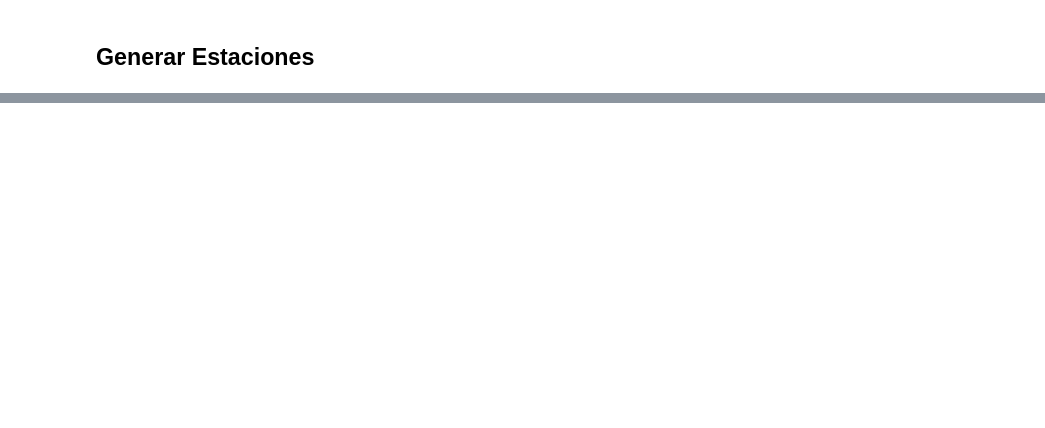
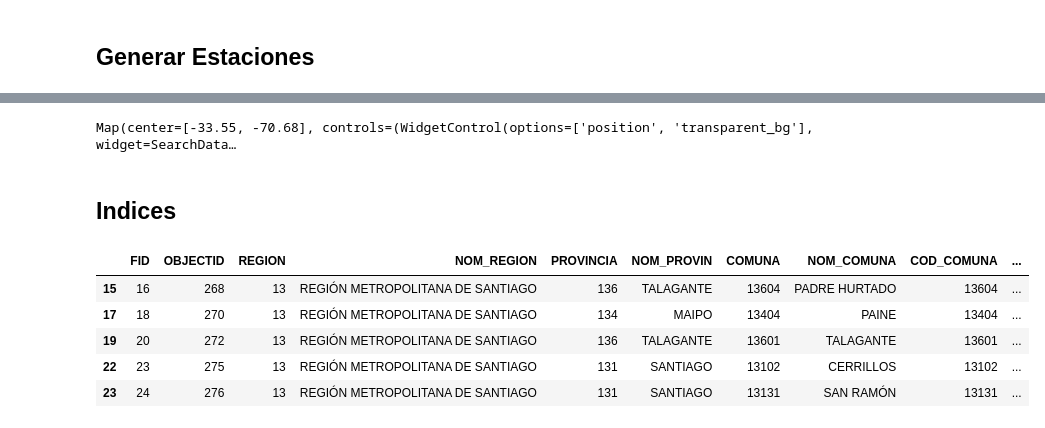
Before and after one commit to fchiapped/Proyecto-Geoespaciales, a Jupyter notebook: Subidas.ipynb, the cells around one changed output, grey strips where cells are left out. Cells and saved outputs as stored; diff of their text form; code cells hidden in the pictures; blank space fills up the shorter version.

```diff
--- a/Subidas.ipynb
+++ b/Subidas.ipynb
@@ -551,0 +674,33 @@ Map(center=[-33.45, -70.65], controls=(WidgetControl(options=['position', 'trans
+# %%
+import geopandas as gpd
+from shapely.geometry import Point
+
+import matplotlib.pyplot as plt
+
+# Crear GeoDataFrame de estaciones de Metrotren
+df_metrotren = pd.DataFrame(resultados)
+gdf_metrotren = gpd.GeoDataFrame(
+    df_metrotren,
+    geometry=gpd.points_from_xy(df_metrotren['lon'], df_metrotren['lat']),
+    crs="EPSG:4326"
+)
+
+m = geemap.Map(center=[-33.55, -70.68], zoom=11)
+
+# Añadir las estaciones de Metrotren como puntos rojos
+m.add_gdf(
+    gdf_metrotren,
+    layer_name="Estaciones Metrotren",
+    style={"color": "red", "radius": 7, "fillColor": "red", "fillOpacity": 0.8}
+)
+
+# Añadir etiquetas a cada estación
+import ipywidgets as widgets
+
+for idx, row in gdf_metrotren.iterrows():
+    popup_widget = widgets.HTML(value=row['nombre'])
+    m.add_marker(location=[row['lat'], row['lon']], popup=popup_widget)
+
+m
+# %% [output]
+Map(center=[-33.55, -70.68], controls=(WidgetControl(options=['position', 'transparent_bg'], widget=SearchData…
@@ -551,0 +722,2 @@ Map(center=[-33.45, -70.65], controls=(WidgetControl(options=['position', 'trans
+# %% [markdown]
+## Indices
@@ -551,0 +730,10 @@ Map(center=[-33.45, -70.65], controls=(WidgetControl(options=['position', 'trans
+# %%
+icvu_2016.columns = [col.replace('_1', '') for col in icvu_2016.columns]
+icvu_2016.head()
+# %% [output]
+|  | FID | OBJECTID | REGION | NOM_REGION | PROVINCIA | NOM_PROVIN | COMUNA | NOM_COMUNA | COD_COMUNA | ... |
+| 15 | 16 | 268 | 13 | REGIÓN METROPOLITANA DE SANTIAGO | 136 | TALAGANTE | 13604 | PADRE HURTADO | 13604 | ... |
+| 17 | 18 | 270 | 13 | REGIÓN METROPOLITANA DE SANTIAGO | 134 | MAIPO | 13404 | PAINE | 13404 | ... |
+| 19 | 20 | 272 | 13 | REGIÓN METROPOLITANA DE SANTIAGO | 136 | TALAGANTE | 13601 | TALAGANTE | 13601 | ... |
+| 22 | 23 | 275 | 13 | REGIÓN METROPOLITANA DE SANTIAGO | 131 | SANTIAGO | 13102 | CERRILLOS | 13102 | ... |
+| 23 | 24 | 276 | 13 | REGIÓN METROPOLITANA DE SANTIAGO | 131 | SANTIAGO | 13131 | SAN RAMÓN | 13131 | ... |
```
Also changed, not shown: parts of 29 cells of this notebook, 3 other files.
